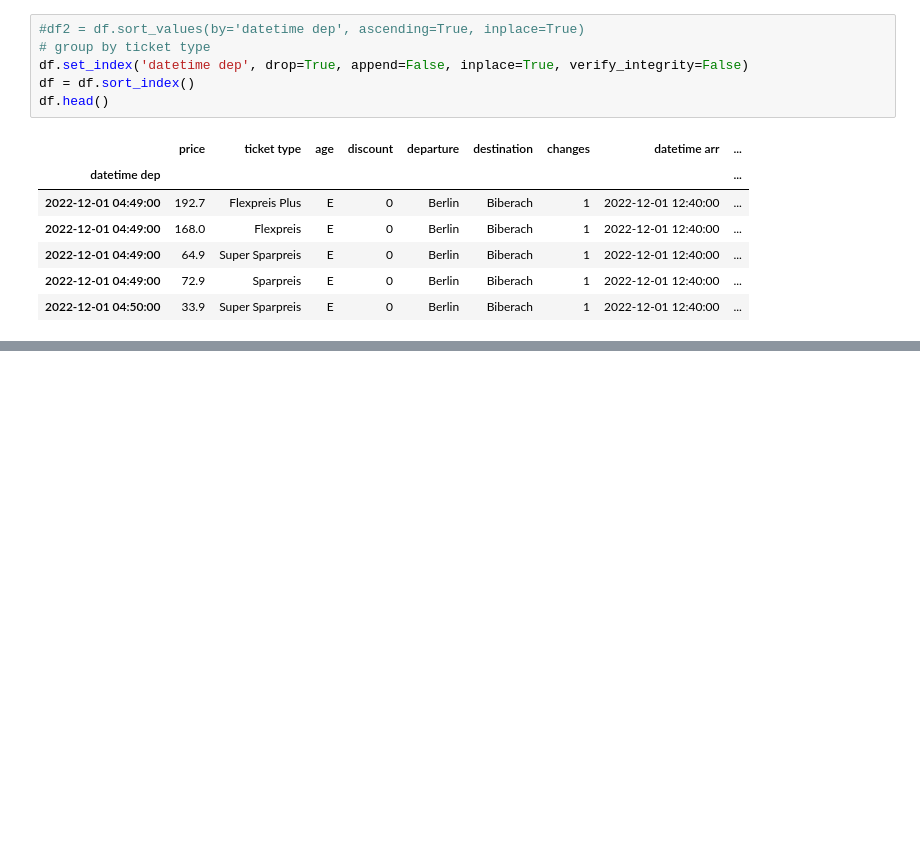
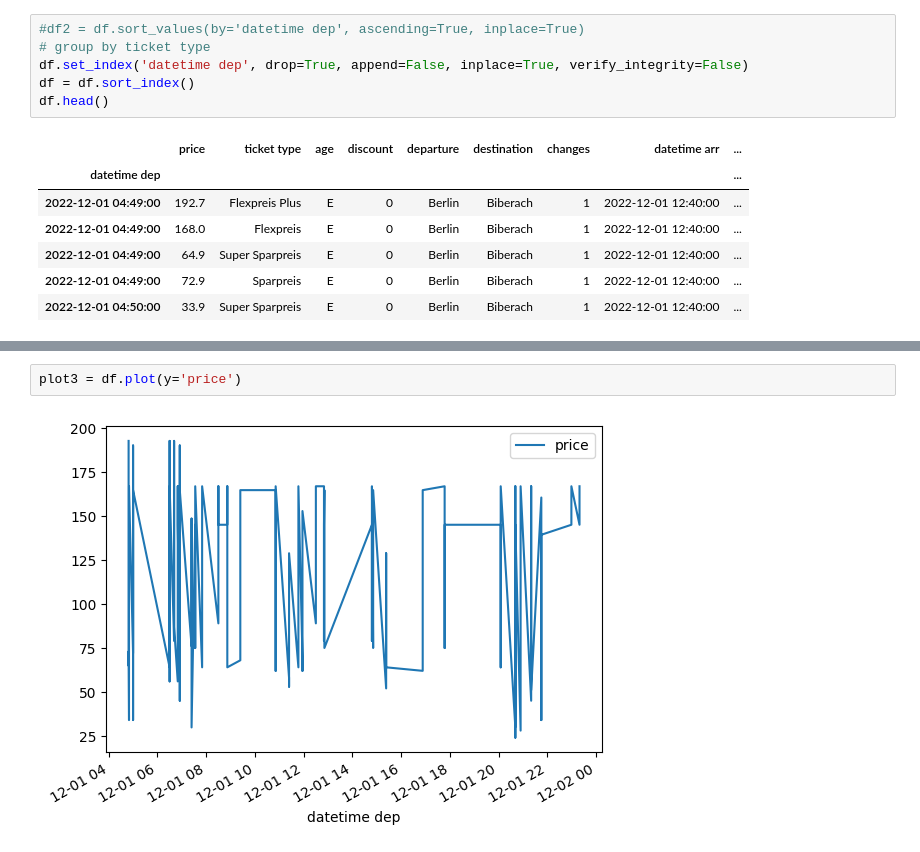
Before and after one commit to emely3h/SE_25_Data_Science, a Jupyter notebook: final_project/clean-data.ipynb, the cells around one changed output, grey strips where cells are left out. Cells and saved outputs as stored; diff of their text form; blank space fills up the shorter version.

```diff
--- a/final_project/clean-data.ipynb
+++ b/final_project/clean-data.ipynb
@@ -201,0 +259,4 @@ ValueError: cannot reindex on an axis with duplicate labels
+# %%
+plot3 = df.plot(y='price')
+# %% [output]
+[figure, added]
```
Also changed, not shown: parts of 7 cells of this notebook, 2 other files.
